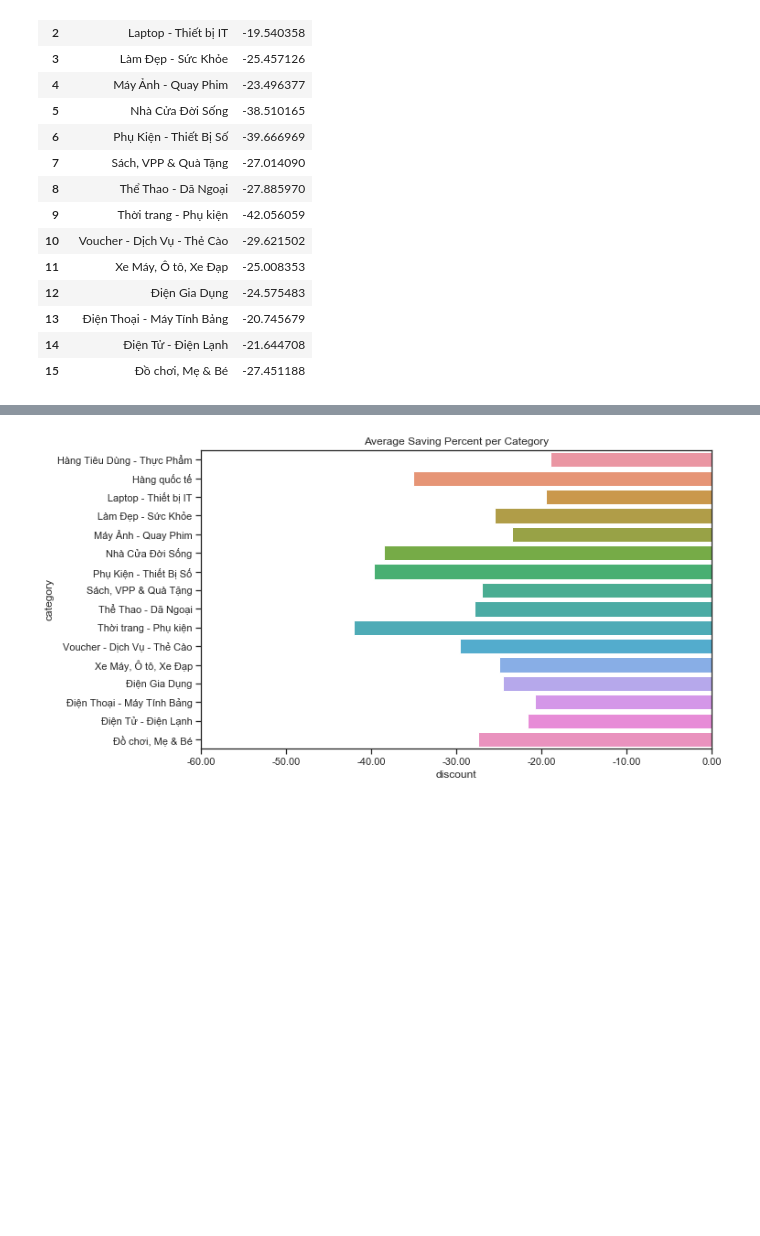
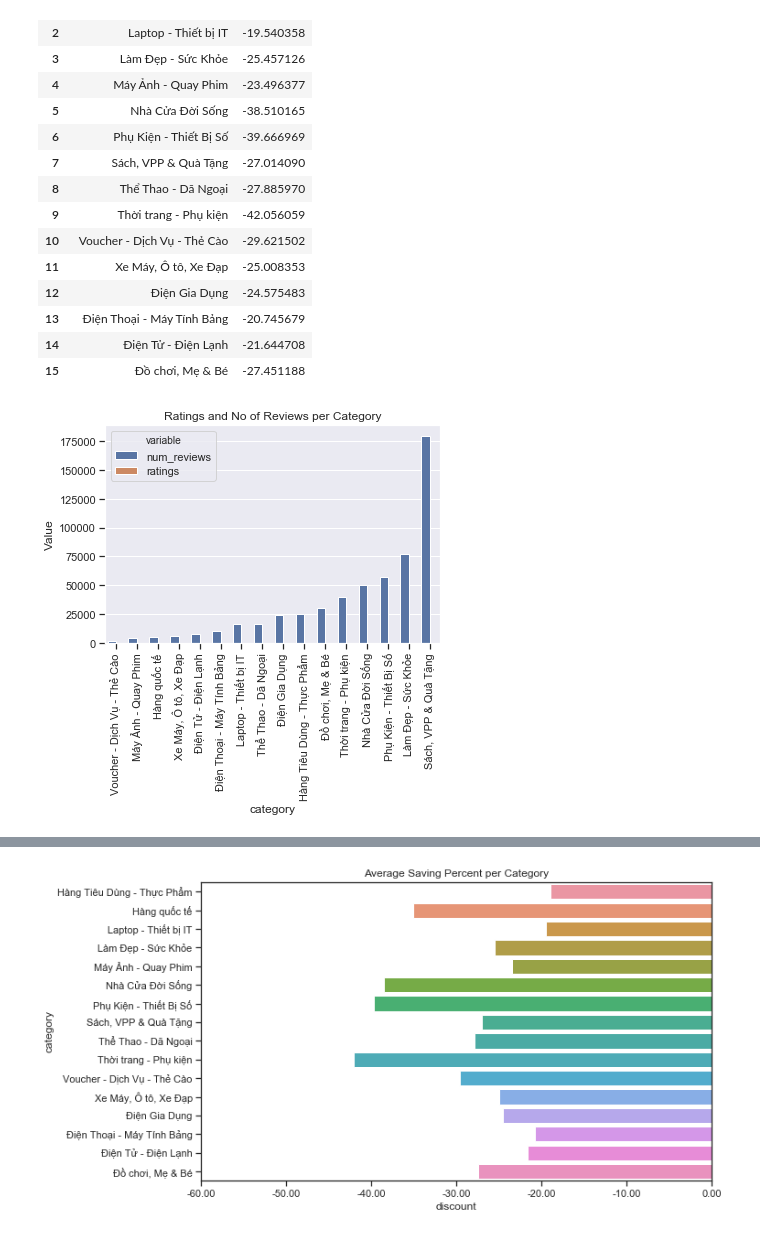
Before and after one commit to tamlthari/tiki_PostGreSQL_app, a Jupyter notebook: Analysis.ipynb, the cells around one changed output, grey strips where cells are left out. Drawn from its saved outputs; the diff is of its cells as text; code cells hidden in the pictures; blank space fills up the shorter version.

```diff
--- a/Analysis.ipynb
+++ b/Analysis.ipynb
@@ -48,3 +50,15 @@ savings
 | 13 | Điện Thoại - Máy Tính Bảng | -20.745679 |
 | 14 | Điện Tử - Điện Lạnh | -21.644708 |
 | 15 | Đồ chơi, Mẹ & Bé | -27.451188 |
+# %%
+num_reviewssum = tikinow.groupby(['category'])['num_reviews'].sum()
+ratingsave = tikinow[tikinow.ratings != 0].groupby(['category'])['ratings'].mean()
+merg = pd.concat([num_reviewssum,ratingsave],axis=1).reset_index()
+df1 = pd.melt(merg, id_vars=['category']).sort_values(['variable','value'])
+
+sns.barplot(x='category', y='value', hue='variable', data=df1)
+plt.xticks(rotation=90)
+plt.ylabel('Value')
+plt.title('Ratings and No of Reviews per Category');
+# %% [output]
+[figure, added]
```
Also changed, not shown: parts of 11 cells of this notebook, 38 other files.
